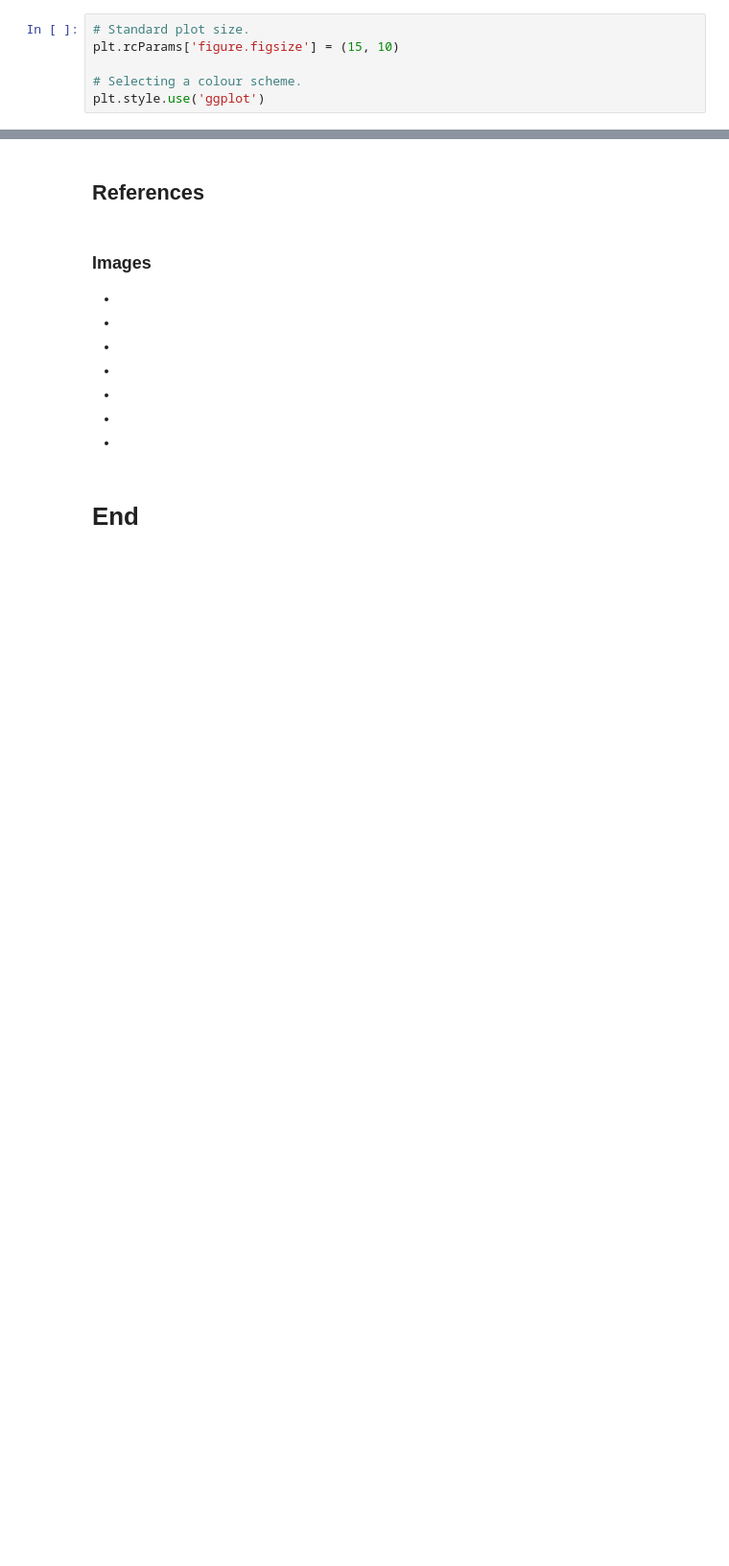
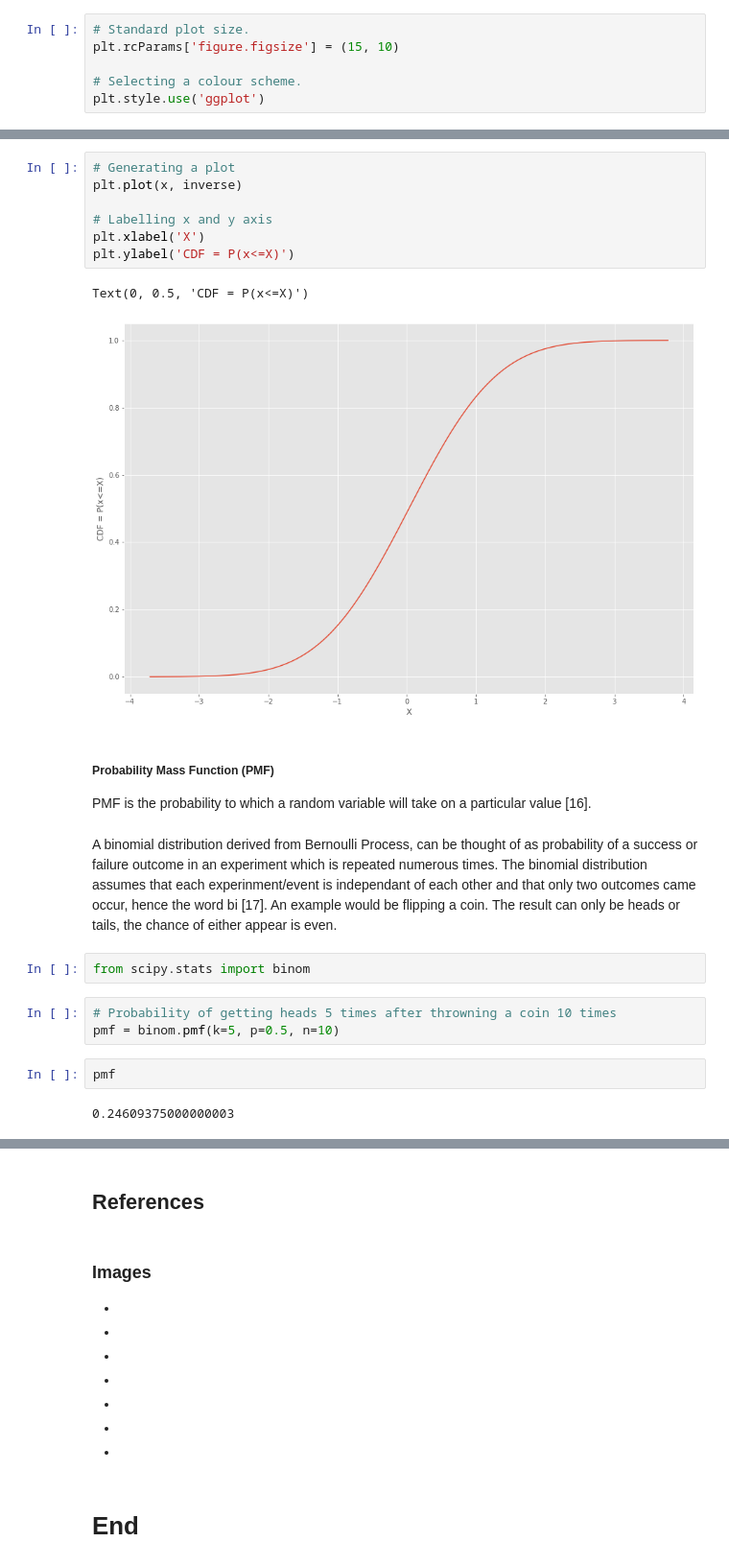
Before and after one commit to kmcd14/MLandStats-assessment, a Jupyter notebook: scipy-stats.ipynb, the cells around one changed output, grey strips where cells are left out. Shown: that part at 96% size. Drawn from its saved outputs; the diff is of its cells as text; blank space fills up the shorter version.

```diff
--- a/scipy-stats.ipynb
+++ b/scipy-stats.ipynb
@@ -72,0 +198,25 @@ plt.style.use('ggplot')
+# %%
+# Generating a plot
+plt.plot(x, inverse)
+
+# Labelling x and y axis
+plt.xlabel('X')
+plt.ylabel('CDF = P(x<=X)')
+# %% [output]
+Text(0, 0.5, 'CDF = P(x<=X)')
+[figure, added]
+# %% [markdown]
+##### Probability Mass Function (PMF)
+
+PMF is the probability to which a random variable will take on a particular value [16].
+# %% [markdown]
+A binomial distribution derived from Bernoulli Process, can be thought of as probability of a success or failure outcome in an experiment which is repeated numerous times. The binomial distribution assumes that each experinment/event is independant of each other and that only two outcomes came occur, hence the word bi [17]. An example would be flipping a coin. The result can only be heads or tails, the chance of either appear is even.
+# %%
+from scipy.stats import binom
+# %%
+# Probability of getting heads 5 times after throwning a coin 10 times
+pmf = binom.pmf(k=5, p=0.5, n=10)
+# %%
+pmf
+# %% [output]
+0.24609375000000003
```
Also changed, not shown: parts of 34 cells of this notebook, 2 other files.
